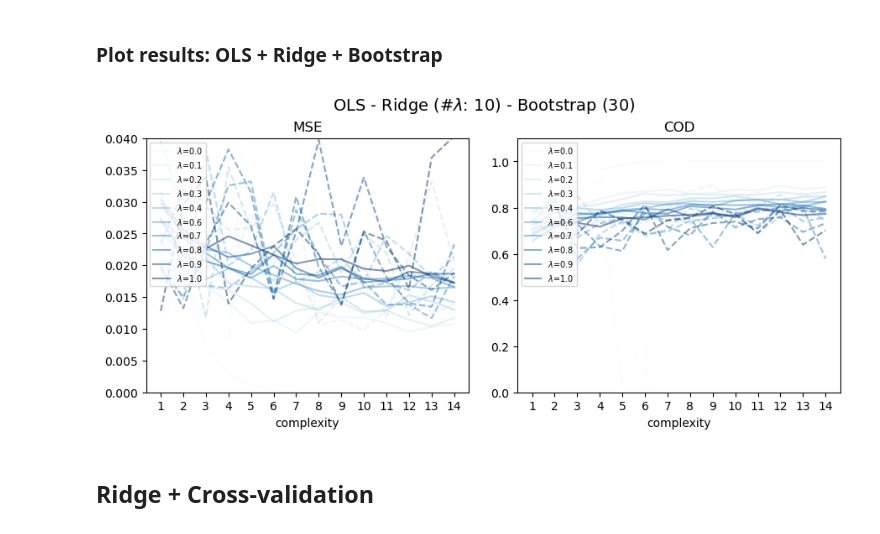
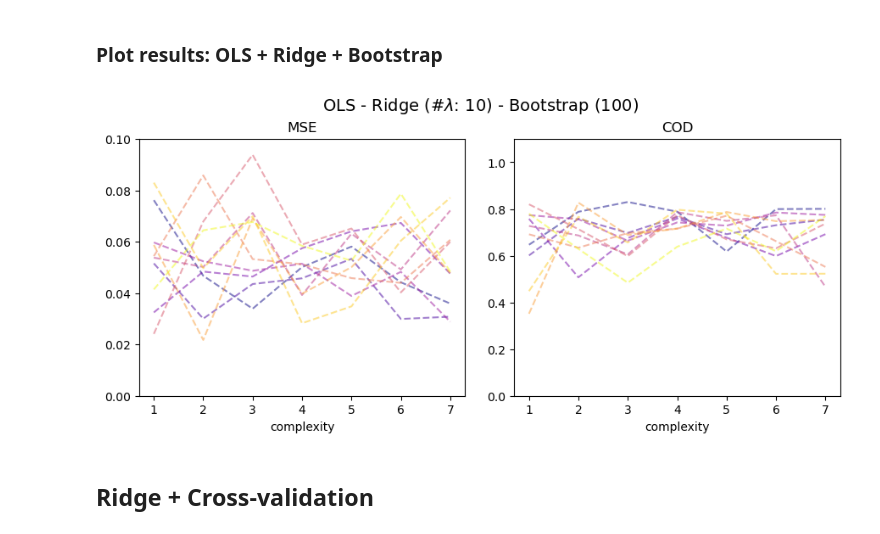
Before and after one commit to iKiru-hub/compML, a Jupyter notebook: Untitled1.ipynb, the cells around one changed output. Cells and saved outputs as stored; diff of their text form; code cells hidden in the pictures.

```diff
--- a/Untitled1.ipynb
+++ b/Untitled1.ipynb
@@ -498,7 +498,7 @@ plt.show()
 # %% [markdown]
 DATA
 # %%
-(x, y, z), (xm, ym, zm) = u.generate_data(N=100, random_ax=False, noise_scale=0.1)
+(x, y, z), (xm, ym, zm) = u.generate_data(N=50, random_ax=False, noise_scale=0.2)
 # %% [markdown]
 SETTINGS
 # %%
@@ -612,0 +614,5 @@ plt.show()
+# %%
+N = 50
+random_ax = True
+noise_scale = 0.3
+(x, y, z), (xm, ym, zm) = u.generate_data(N=N, random_ax=random_ax, noise_scale=noise_scale)
@@ -612,0 +621,5 @@ plt.show()
+# %%
+n_iter = 200
+nb_lambdas = 10
+lambdas = np.linspace(0, 1, nb_lambdas)
+degrees = range(1, 20)
@@ -615,10 +756,10 @@ plt.show()
 # %% [markdown]
 SETTINGS
 # %%
-nb_bootstraps = 30
+nb_bootstraps = 100
 nb_lambdas = 10
 lambdas = np.linspace(0, 1, nb_lambdas)
-degrees = range(1, 15)
+degrees = range(1, 8)
 # %% [markdown]
 RUN
 # %%
@@ -713,37 +854,37 @@ print('.')
 # %%
 alpha = 0.5
 
 # colors
-colors = plt.cm.Blues(np.linspace(0, 1, nb_lambdas))
+colors = plt.cm.plasma(np.linspace(0, 1, nb_lambdas))
 
 # figure
 fig, axs = plt.subplots(1, 2, figsize=(9, 4), sharex=True)
 fig.suptitle(f'OLS - Ridge (#$\lambda$: {nb_lambdas}) - Bootstrap ({nb_bootstraps})', fontsize=14)
 fig.tight_layout(h_pad=2)
 
 for i, l in enumerate(lambdas):
-    axs[0].plot(degrees, record['mse_train'][i, :], '-', color=colors[i], alpha=alpha, label=f"$\lambda$={l:.1f}")
+    #axs[0].plot(degrees, record['mse_train'][i, :], '-', color=colors[i], alpha=alpha, label=f"$\lambda$={l:.1f}")
     axs[0].plot(degrees, record['mse_test'][i, :], '--', color=colors[i], alpha=alpha)
     axs[0].set_title(f"MSE")
     axs[0].set_xlabel('complexity')
-    axs[0].legend(loc='upper left', fontsize=7)
+    #axs[0].legend(loc='upper left', fontsize=7)
     axs[0].set_xticks(degrees)
     axs[0].grid()
 
-    axs[1].plot(degrees, record['cod_train'][i, :], '-', color=colors[i], alpha=alpha, label=f"$\lambda$={l:.1f}")
+    #axs[1].plot(degrees, record['cod_train'][i, :], '-', color=colors[i], alpha=alpha, label=f"$\lambda$={l:.1f}")
     axs[1].plot(degrees, record['cod_test'][i, :], '--', color=colors[i], alpha=alpha)
 
     axs[1].set_title(f"COD")
     axs[1].set_xlabel('complexity')
-    axs[1].legend(loc='upper left', fontsize=7)
+    #axs[1].legend(loc='upper left', fontsize=7)
     axs[1].set_xticks(degrees)
     axs[1].grid()
 
-axs[0].set_ylim(0, 0.04)
+axs[0].set_ylim(0, 0.1)
 axs[1].set_ylim(0, 1.1)
 plt.show()
 # %% [output]
-[figure, old version]
+[figure, new version]
 # %% [markdown]
 ## Ridge + Cross-validation
 # %% [markdown]
```
Also changed, not shown: parts of 10 cells of this notebook, 2 other files.
